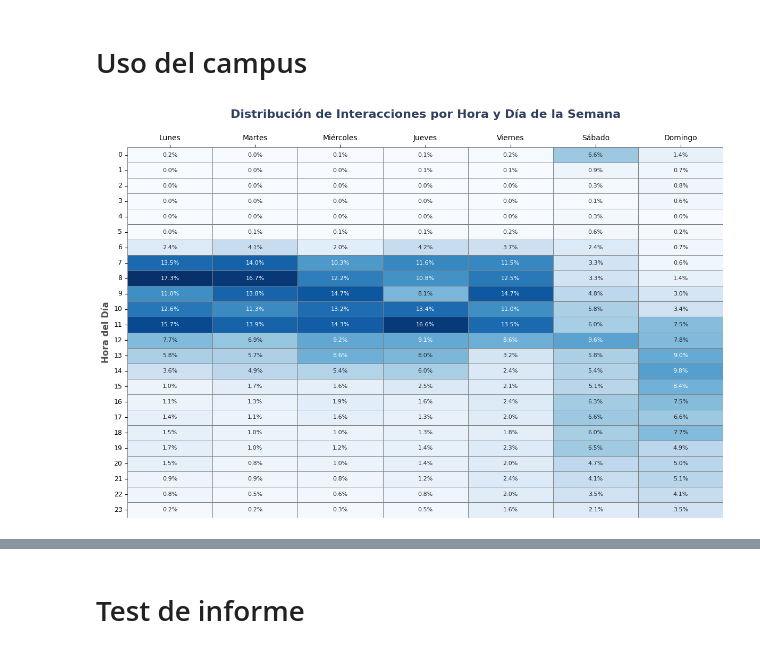
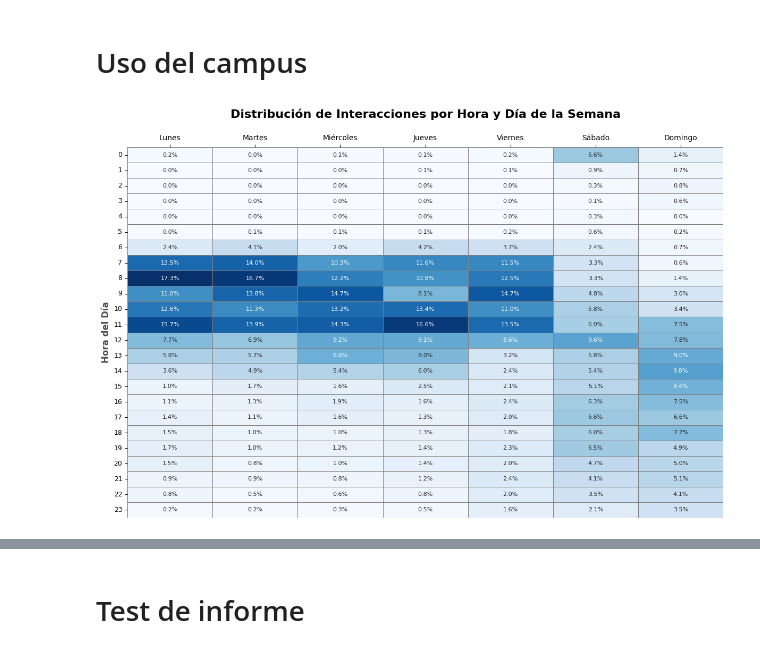
Before and after one commit to Crack-The-Code-Data/Resumen-automatico-de-cierre-de-proyectos, a Jupyter notebook: Notebook.ipynb, the cells around one changed output, grey strips where cells are left out. Saved outputs shown, nothing was run; the diff lists cells and outputs as text; code cells hidden in the pictures.

```diff
--- a/Notebook.ipynb
+++ b/Notebook.ipynb
@@ -1315,7 +1320,7 @@ def crear_grafico_distribucion(
 
     # Estilo del gráfico
     ax.set_ylabel(label_y, fontsize=11, weight='bold', color='#2E3F5F')
-    ax.set_title(titulo_grafico, fontsize=14, weight='bold', pad=20, color='#2E3F5F')
+    ax.set_title(titulo_grafico, fontsize=14, weight='bold', pad=20, color='black')
 
     ax.grid(False)
     ax.spines['top'].set_visible(False)
@@ -2440,7 +2443,7 @@ ax.set_title(
     fontsize=16,
     weight='bold',
     pad=20,
-    color='#424242'
+    color='black'
 )
 ax.set_xlabel('Rango de notas', fontsize=12, weight='bold', color='#424242', labelpad=10)
 ax.set_ylabel('Estudiantes', fontsize=12, weight='bold', color='#424242', labelpad=10)
@@ -3062,38 +3065,38 @@ sns.heatmap(
 
 # Título
 ax.set_title('Distribución de Interacciones por Hora y Día de la Semana',
-             fontsize=16, weight='bold', pad=40, color='#2E3F5F')
+             fontsize=16, weight='bold', pad=40, color='black')
 
 # Etiquetas de ejes
 ax.set_xlabel('', fontsize=12, weight='bold', color='#4F4F4F')
 ax.set_ylabel('Hora del Día', fontsize=12, weight='bold', color='#4F4F4F')
 
 # Mover etiqueta de días a la parte SUPERIOR
 ax.xaxis.tick_top()
 ax.xaxis.set_label_position('top')
 
 # Rotar etiquetas de días (horizontal)
 ax.set_xticklabels(ax.get_xticklabels(), rotation=0, ha='center', fontsize=10)
 
 # Horas en horizontal (no vertical)
 ax.set_yticklabels(ax.get_yticklabels(), rotation=0, va='center', fontsize=9)
 
 # Agregar sufijo % a los valores en las celdas
 for text in ax.texts:
     current_text = text.get_text()
     if current_text:
         text.set_text(f'{current_text}%')
     text.set_fontsize(8)
     text.set_weight('normal')
 
 plt.tight_layout()
 plt.show()
 
 # Guardar en biblioteca
 biblioteca['Campus'].append({
     'name': 'Heatmap de uso del campus por día y hora',
     'fig': fig_heatmap_campus,
     'data': interacciones_dia_hora
 })
 # %% [output]
-[figure, old version]
+[figure, new version]
```
Also changed, not shown: parts of 20 cells of this notebook, 2 other files.
